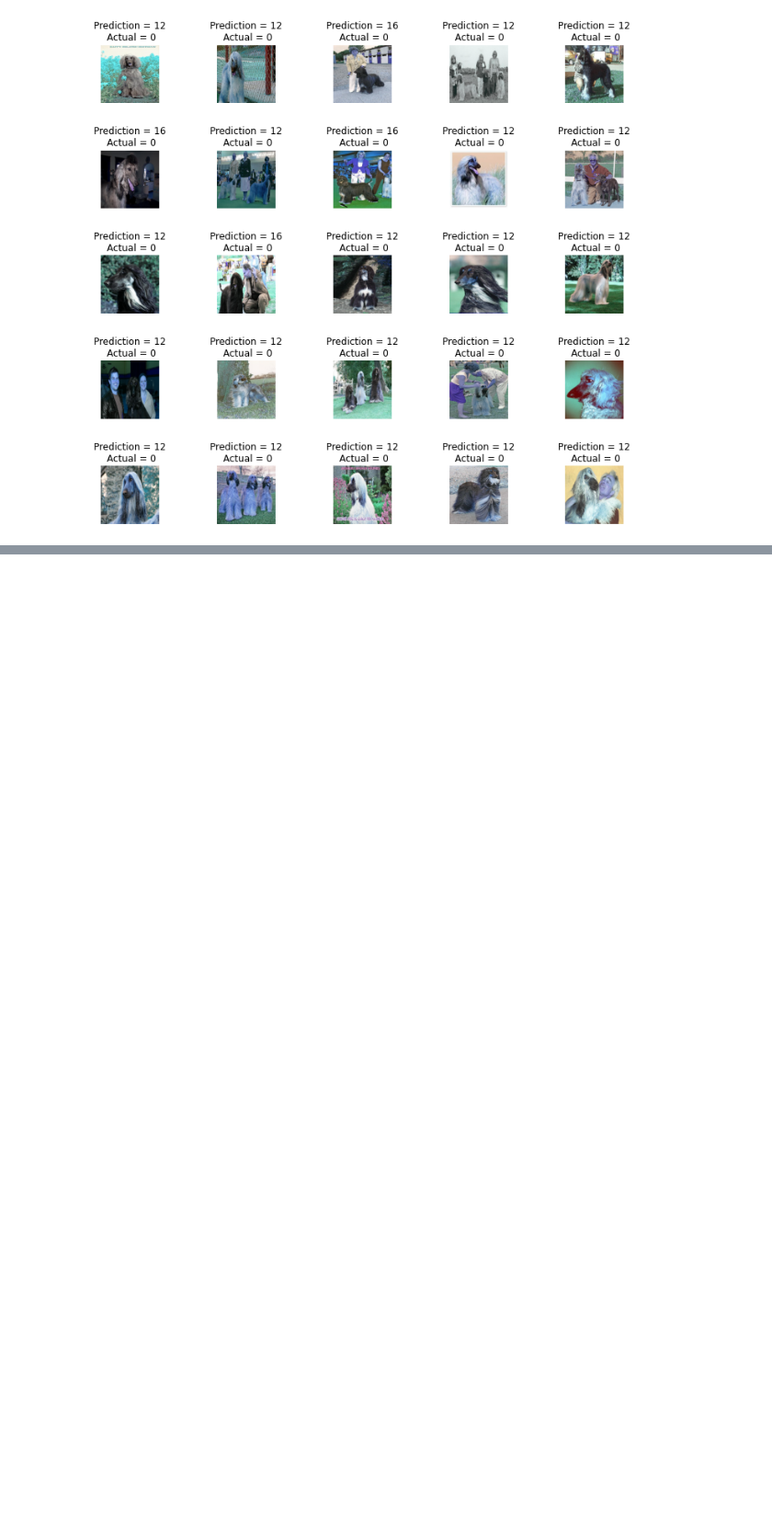
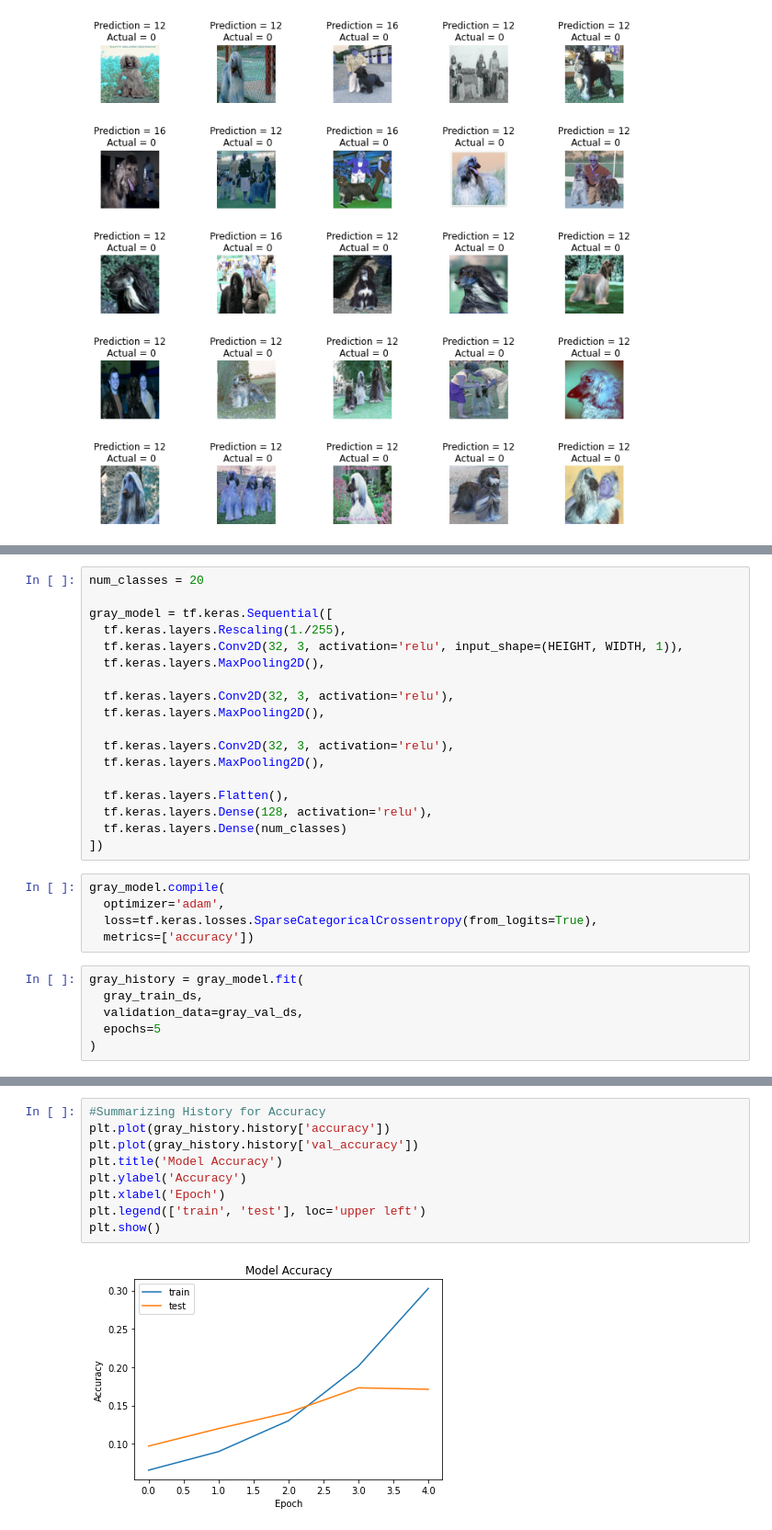
Before and after one commit to EricCallaway/COSC_5313_CNN_model_HW-5, a Jupyter notebook: ML_Assignment_03_CNN.ipynb, the cells around one changed output, grey strips where cells are left out. Shown at 92% size. Cells and saved outputs as stored; diff of their text form; blank space fills up the shorter version.

```diff
--- a/ML_Assignment_03_CNN.ipynb
+++ b/ML_Assignment_03_CNN.ipynb
@@ -473,0 +518,29 @@ plt.subplots_adjust(wspace = 1)
+# %%
+num_classes = 20
+
+gray_model = tf.keras.Sequential([
+  tf.keras.layers.Rescaling(1./255),
+  tf.keras.layers.Conv2D(32, 3, activation='relu', input_shape=(HEIGHT, WIDTH, 1)),
+  tf.keras.layers.MaxPooling2D(),
+
+  tf.keras.layers.Conv2D(32, 3, activation='relu'),
+  tf.keras.layers.MaxPooling2D(),
+
+  tf.keras.layers.Conv2D(32, 3, activation='relu'),
+  tf.keras.layers.MaxPooling2D(),
+
+  tf.keras.layers.Flatten(),
+  tf.keras.layers.Dense(128, activation='relu'),
+  tf.keras.layers.Dense(num_classes)
+])
+# %%
+gray_model.compile(
+  optimizer='adam',
+  loss=tf.keras.losses.SparseCategoricalCrossentropy(from_logits=True),
+  metrics=['accuracy'])
+# %%
+gray_history = gray_model.fit(
+  gray_train_ds,
+  validation_data=gray_val_ds,
+  epochs=5
+)
@@ -473,0 +578,11 @@ plt.subplots_adjust(wspace = 1)
+# %%
+#Summarizing History for Accuracy
+plt.plot(gray_history.history['accuracy'])
+plt.plot(gray_history.history['val_accuracy'])
+plt.title('Model Accuracy')
+plt.ylabel('Accuracy')
+plt.xlabel('Epoch')
+plt.legend(['train', 'test'], loc='upper left')
+plt.show()
+# %% [output]
+[figure, added]
```
Also changed, not shown: parts of 34 cells of this notebook.
